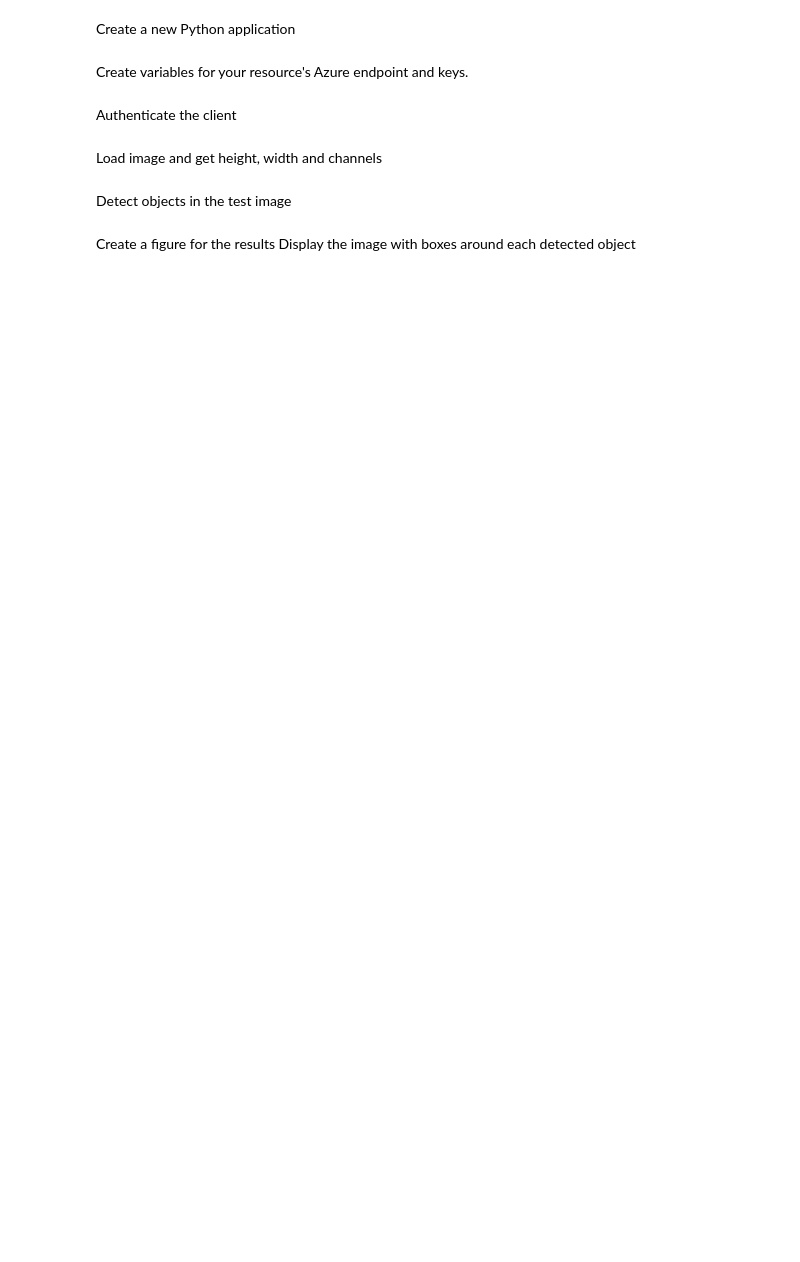
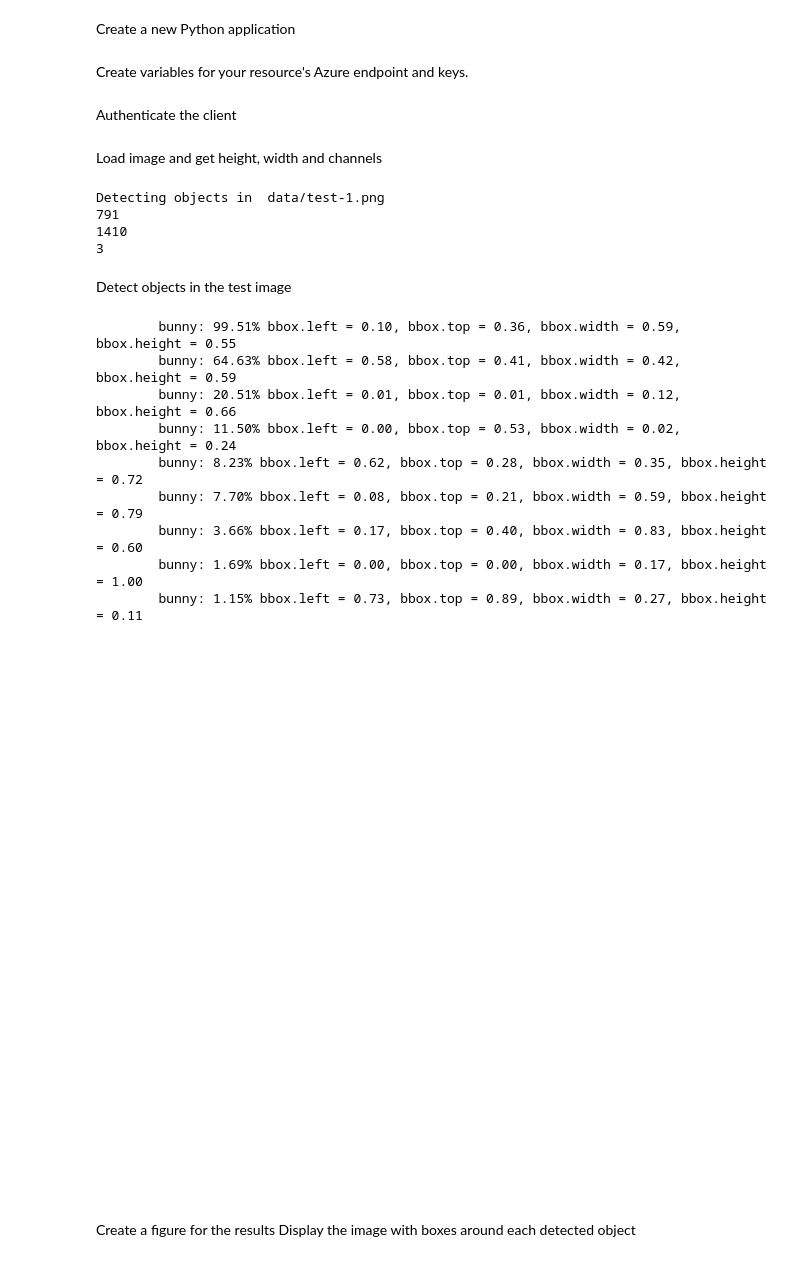
Before and after one commit to hongwon1031/codespaces-jupyter, a Jupyter notebook: objectdetection.ipynb, the cells around one changed output. Drawn from its saved outputs; the diff is of its cells as text; code cells hidden in the pictures; blank space fills up the shorter version.

```diff
--- a/objectdetection.ipynb
+++ b/objectdetection.ipynb
@@ -5,11 +16,64 @@ s
 # %% [markdown]
 Create variables for your resource's Azure endpoint and keys.
+# %%
+prediction_endpoint = "https://6b001cv20250210-prediction.cognitiveservices.azure.com"
+prediction_key = "SECRET KEY"
+project_id = "5b5abbee-837b-4cb3-926c-5c147ce98e20"
+model_name = "Iteration1_bunny"
 # %% [markdown]
 Authenticate the client
+# %%
+ # 앞에서 지정한 API KEY를 써서 커스텀 비전 모델을 사용할 클라이언트를 인증
+credentials = ApiKeyCredentials(in_headers={"Prediction-key": prediction_key})
+ # endpoint를 써서 클라이언트 등록
+predictor = CustomVisionPredictionClient(endpoint=prediction_endpoint, credentials=credentials)
 # %% [markdown]
 Load image and get height, width and channels
+# %%
+# 테스트 이미지를 Codespace workspace에 추가한 후 image_file 변수로 지정
+image_file = "data/test-1.png"
+ # 이미지 파일 등록되었음을 출력
+print('Detecting objects in ', image_file)
+ # Python Imaging Library의 image open함수를 써서 테스트 이미지 파일 오픈
+image = Image.open(image_file)
+ # Numpy에서 이미지의 shape을 높이, 폭, 채널 읽기
+h, w, ch = np.array(image).shape
+print(h)
+print(w)
+print(ch)
+# %% [output]
+Detecting objects in  data/test-1.png
+791
+1410
+3
 # %% [markdown]
 Detect objects in the test image
+# %%
+ # 테스트 이미지를 열고 모델에 적용해서 결과를 저장
+with open(image_file, mode="rb") as image_data:
+    results = predictor.detect_image(project_id, model_name, image_data)
+#예측한 결과를 모두 출력 (텍스트로 표시됨)
+for prediction in results.predictions:
+    print('\t' + prediction.tag_name + ': {0:.2f}% bbox.left = {1:.2f}, bbox.top = {2:.2f}, bbox.width = {3:.2f}, bbox.height = {4:.2f}'.format(prediction.probability * 100, prediction.bounding_box.left, prediction.bounding_box.top, prediction.bounding_box.width, prediction.bounding_box.height))
+ # 그래프 크기 지정하고 축 비활성화
+fig = plt.figure(figsize=(8,8))
+plt.axis('off')
+ # 테스트 이미지를 그리기
+# 개체 인식 박스를 magenta로 지정
+draw = ImageDraw.Draw(image)
+lineWidth = int(w/100)
+color = 'magenta'
+# %% [output]
+        bunny: 99.51% bbox.left = 0.10, bbox.top = 0.36, bbox.width = 0.59, bbox.height = 0.55
+        bunny: 64.63% bbox.left = 0.58, bbox.top = 0.41, bbox.width = 0.42, bbox.height = 0.59
+        bunny: 20.51% bbox.left = 0.01, bbox.top = 0.01, bbox.width = 0.12, bbox.height = 0.66
+        bunny: 11.50% bbox.left = 0.00, bbox.top = 0.53, bbox.width = 0.02, bbox.height = 0.24
+        bunny: 8.23% bbox.left = 0.62, bbox.top = 0.28, bbox.width = 0.35, bbox.height = 0.72
+        bunny: 7.70% bbox.left = 0.08, bbox.top = 0.21, bbox.width = 0.59, bbox.height = 0.79
+        bunny: 3.66% bbox.left = 0.17, bbox.top = 0.40, bbox.width = 0.83, bbox.height = 0.60
+        bunny: 1.69% bbox.left = 0.00, bbox.top = 0.00, bbox.width = 0.17, bbox.height = 1.00
+        bunny: 1.15% bbox.left = 0.73, bbox.top = 0.89, bbox.width = 0.27, bbox.height = 0.11
+[figure, added]
 # %% [markdown]
 Create a figure for the results
 Display the image with boxes around each detected object
```
Also changed, not shown: parts of 3 cells of this notebook, 5 other files.
